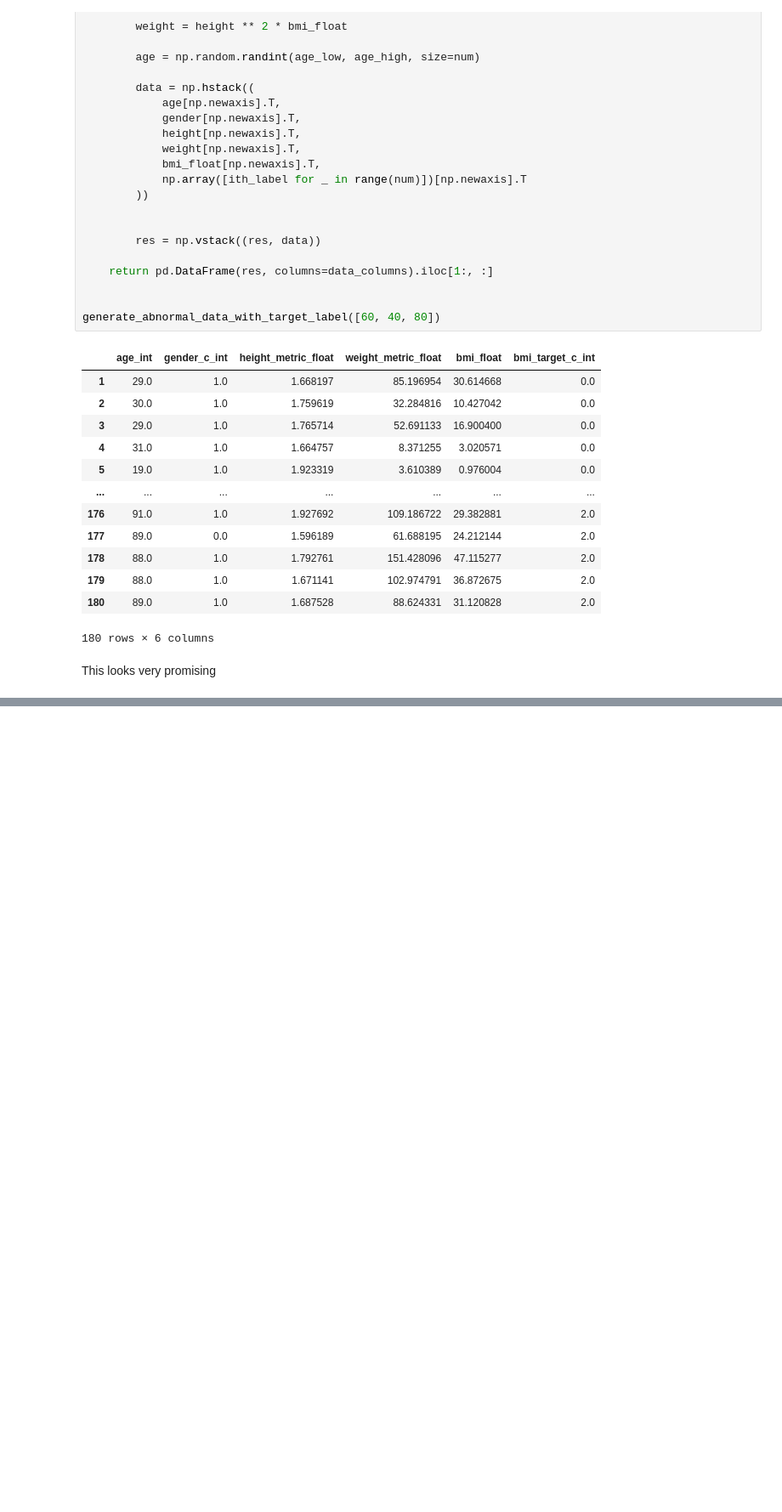
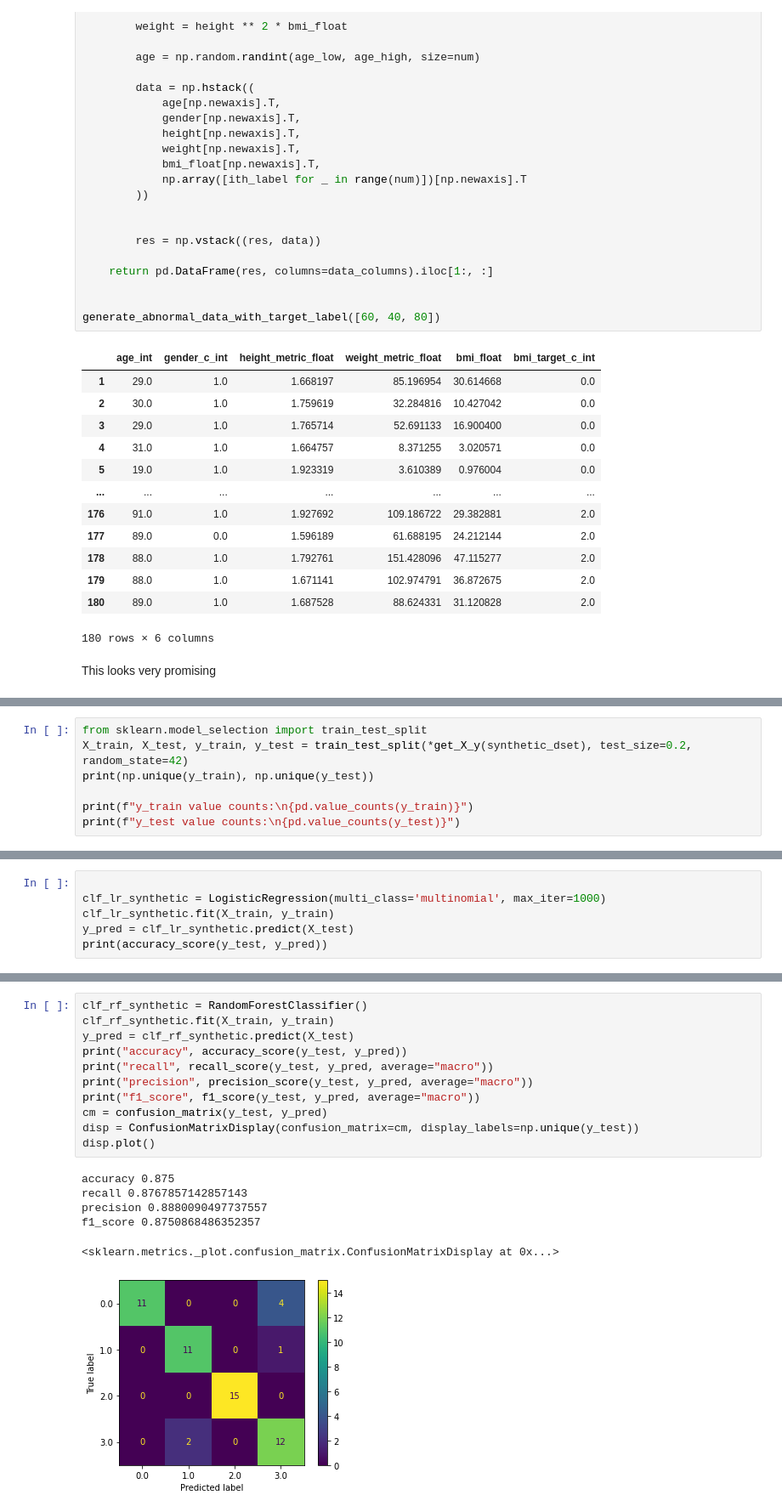
Before and after one commit to nilbot/shiny-computing-machine-bmi, a Jupyter notebook: exploratory/experiment.ipynb, the cells around one changed output, grey strips where cells are left out. Shown at 85% size. Drawn from its saved outputs; the diff is of its cells as text; blank space fills up the shorter version.

Commit message:
trained models

```diff
--- a/exploratory/experiment.ipynb
+++ b/exploratory/experiment.ipynb
@@ -312,0 +326,7 @@ This looks very promising
+# %%
+from sklearn.model_selection import train_test_split
+X_train, X_test, y_train, y_test = train_test_split(*get_X_y(synthetic_dset), test_size=0.2, random_state=42)
+print(np.unique(y_train), np.unique(y_test))
+
+print(f"y_train value counts:\n{pd.value_counts(y_train)}")
+print(f"y_test value counts:\n{pd.value_counts(y_test)}")
@@ -312,0 +347,6 @@ This looks very promising
+# %%
+
+clf_lr_synthetic = LogisticRegression(multi_class='multinomial', max_iter=1000)
+clf_lr_synthetic.fit(X_train, y_train)
+y_pred = clf_lr_synthetic.predict(X_test)
+print(accuracy_score(y_test, y_pred))
@@ -312,0 +369,18 @@ This looks very promising
+# %%
+clf_rf_synthetic = RandomForestClassifier()
+clf_rf_synthetic.fit(X_train, y_train)
+y_pred = clf_rf_synthetic.predict(X_test)
+print("accuracy", accuracy_score(y_test, y_pred))
+print("recall", recall_score(y_test, y_pred, average="macro"))
+print("precision", precision_score(y_test, y_pred, average="macro"))
+print("f1_score", f1_score(y_test, y_pred, average="macro"))
+cm = confusion_matrix(y_test, y_pred)
+disp = ConfusionMatrixDisplay(confusion_matrix=cm, display_labels=np.unique(y_test))
+disp.plot()
+# %% [output]
+accuracy 0.875
+recall 0.8767857142857143
+precision 0.8880090497737557
+f1_score 0.8750868486352357
+<sklearn.metrics._plot.confusion_matrix.ConfusionMatrixDisplay at 0x...>
+[figure, added]
```
Also changed, not shown: parts of 12 cells of this notebook.
